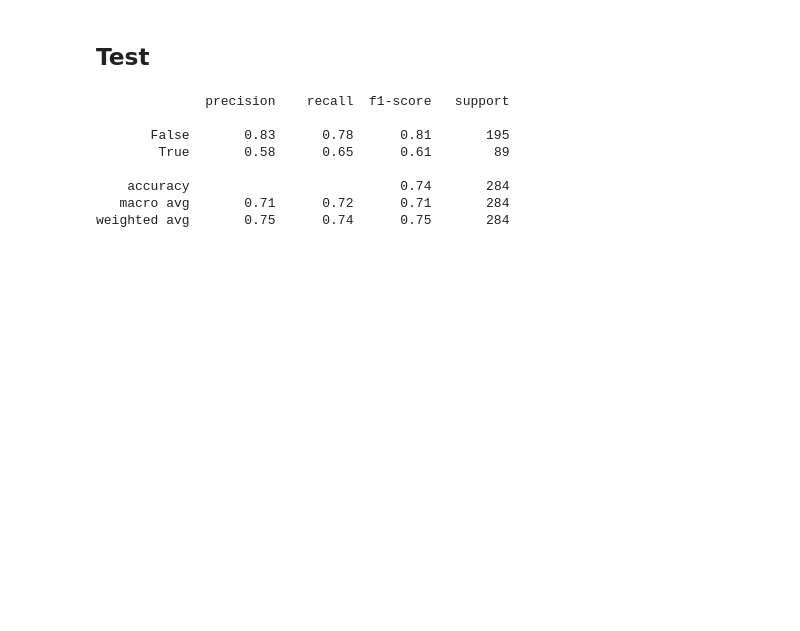
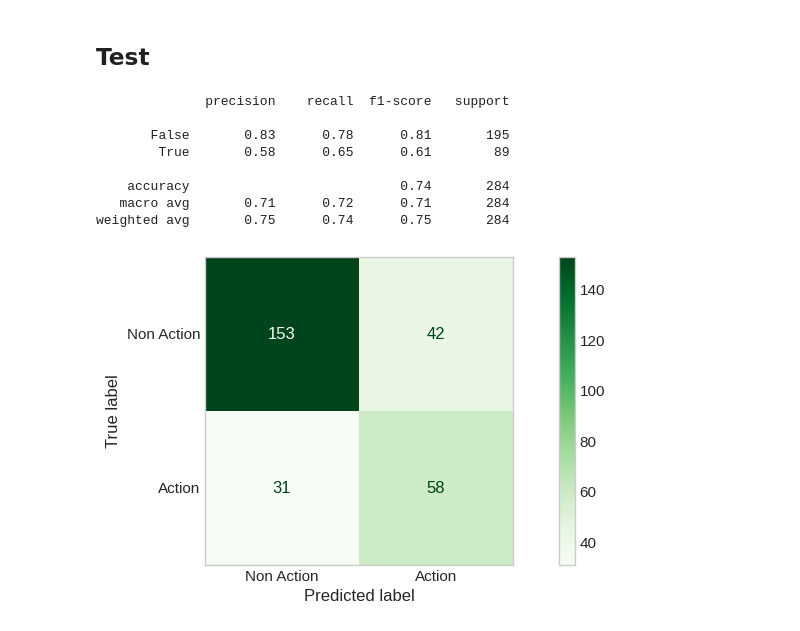
Before and after one commit to g-fabiani4-unipi/dm2_project, a Jupyter notebook: src/time_series/shapelets.ipynb, the cells around one changed output. Drawn from its saved outputs; the diff is of its cells as text; code cells hidden in the pictures; blank space fills up the shorter version.

```diff
--- a/src/time_series/shapelets.ipynb
+++ b/src/time_series/shapelets.ipynb
@@ -235,3 +237,8 @@ print(classification_report(test_y, y_pred))
     accuracy                           0.74       284
    macro avg       0.71      0.72      0.71       284
 weighted avg       0.75      0.74      0.75       284
+# %%
+ConfusionMatrixDisplay.from_predictions(test_y, y_pred, cmap='Greens', display_labels=('Non Action', 'Action'))
+plt.grid(False)
+# %% [output]
+[figure, added]
```
Also changed, not shown: parts of 11 cells of this notebook, 9 other files.
